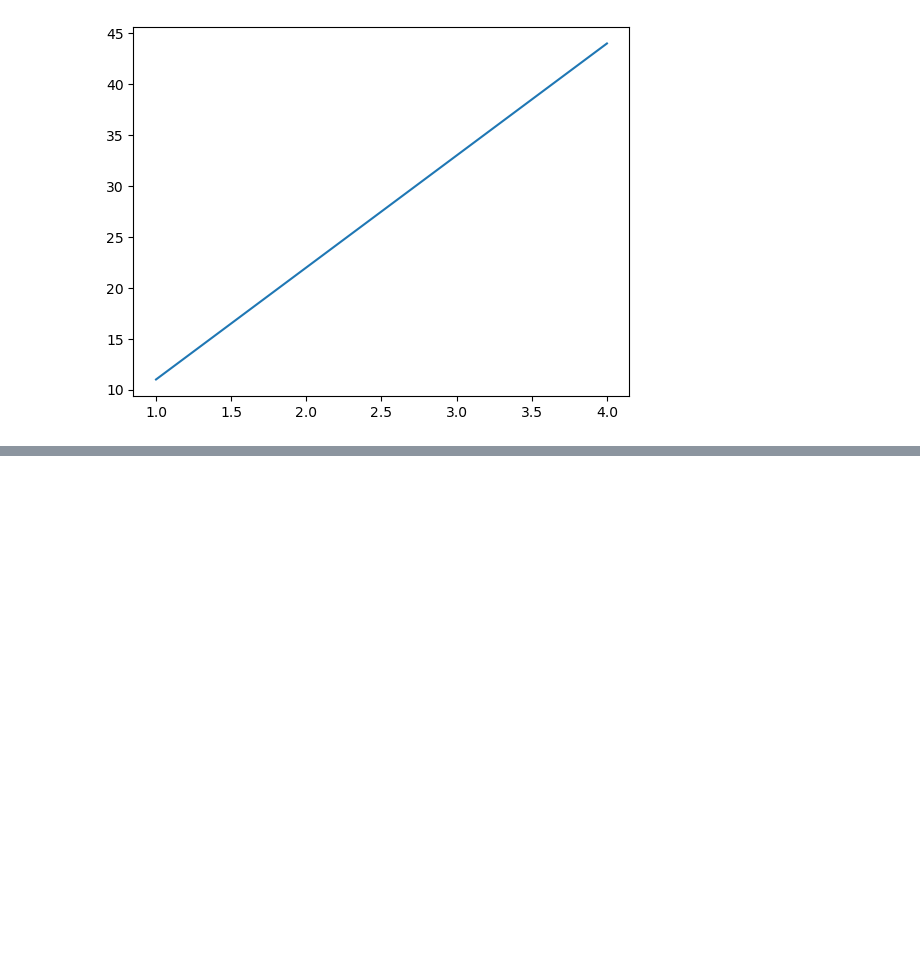
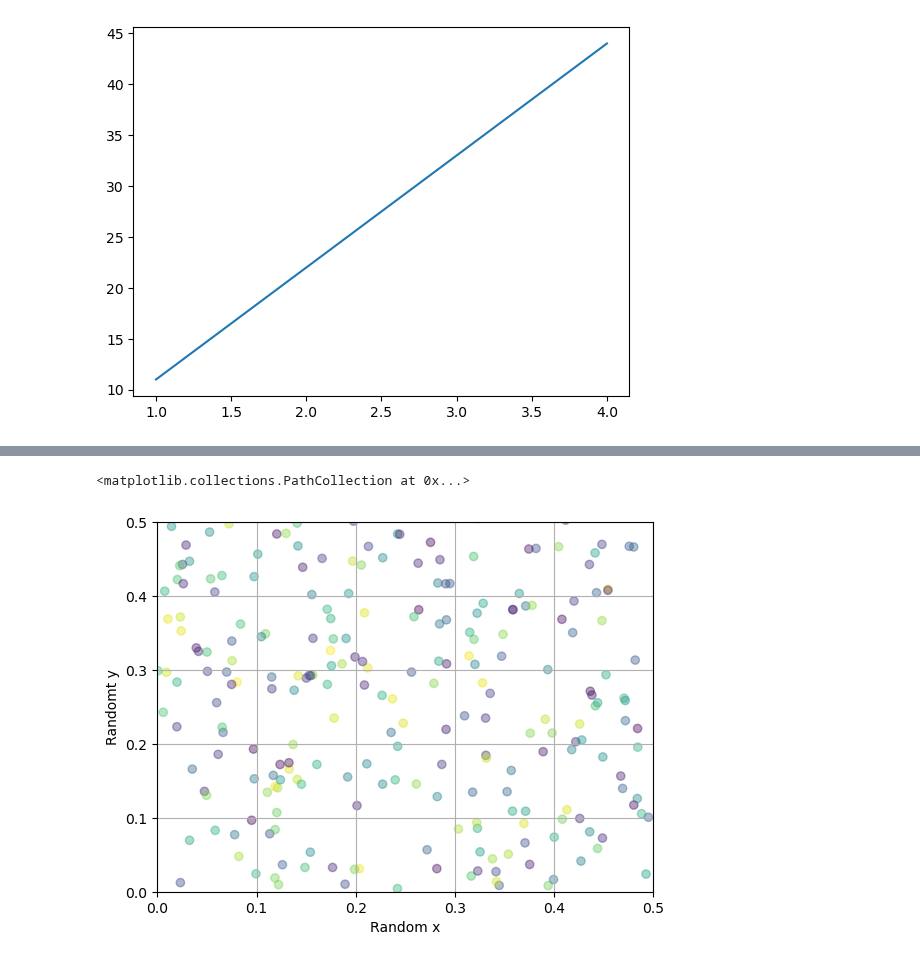
Before and after one commit to msnkr/python_projects, a Jupyter notebook: ML/introduction-to-matplotlib/introduction-to-matplotlib.ipynb, the cells around one changed output, grey strips where cells are left out. Saved outputs shown, nothing was run; the diff lists cells and outputs as text; code cells hidden in the pictures; blank space fills up the shorter version.

```diff
--- a/ML/introduction-to-matplotlib/introduction-to-matplotlib.ipynb
+++ b/ML/introduction-to-matplotlib/introduction-to-matplotlib.ipynb
@@ -77,0 +78,20 @@ fig.savefig("{}/introduction-to-matplotlib".format(out))
+# %%
+import matplotlib.pyplot as plt
+import numpy as np
+fig, ax = plt.subplots()
+
+colors = np.random.rand(1000)
+
+x = np.random.rand(1, 1000)
+y = np.random.rand(1, 1000)
+
+ax.set(xlabel="Random x",
+      ylabel="Randomt y",
+      xlim=(0,0.5),
+      ylim=(0,0.5))
+
+ax.grid()
+ax.scatter(x, y, c=colors, alpha=0.4)
+# %% [output]
+<matplotlib.collections.PathCollection at 0x...>
+[figure, added]
```
Also changed, not shown: parts of 6 cells of this notebook.
